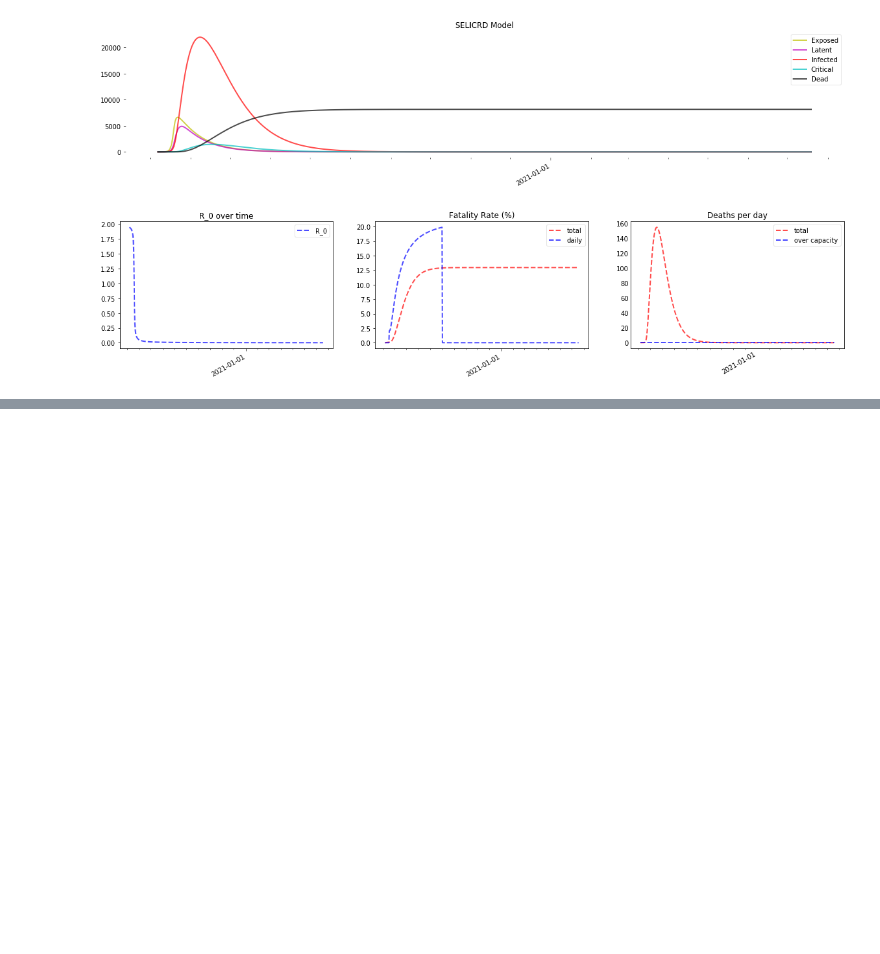
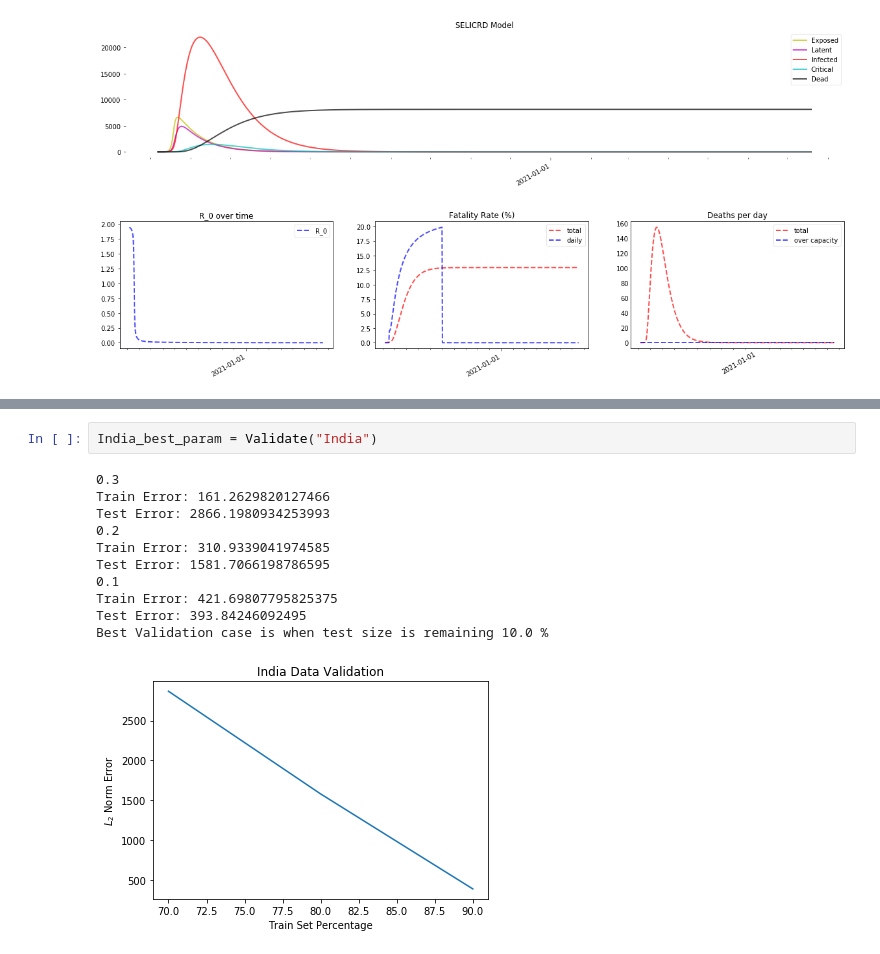
Before and after one commit to jiyingz/COVID19_projections, a Jupyter notebook: SELICRD_with_R0.ipynb, the cells around one changed output, grey strips where cells are left out. Cells and saved outputs as stored; diff of their text form; blank space fills up the shorter version.

```diff
--- a/SELICRD_with_R0.ipynb
+++ b/SELICRD_with_R0.ipynb
@@ -411,0 +547,14 @@ deaths = pd.read_csv("Data/world_cases_deaths_EUopendataportal.csv", header = 0)
+# %%
+India_best_param = Validate("India")
+# %% [output]
+0.3
+Train Error: 161.2629820127466
+Test Error: 2866.1980934253993
+0.2
+Train Error: 310.9339041974585
+Test Error: 1581.7066198786595
+0.1
+Train Error: 421.69807795825375
+Test Error: 393.84246092495
+Best Validation case is when test size is remaining 10.0 %
+[figure, added]
```
Also changed, not shown: parts of 21 cells of this notebook.
